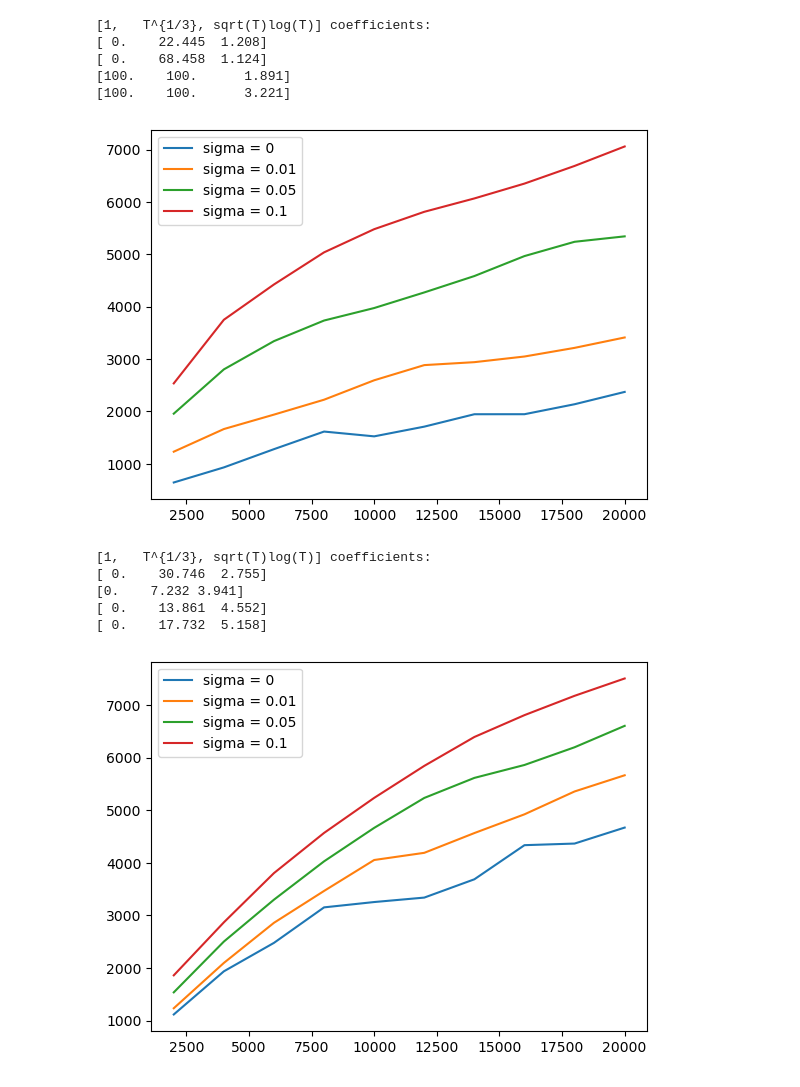
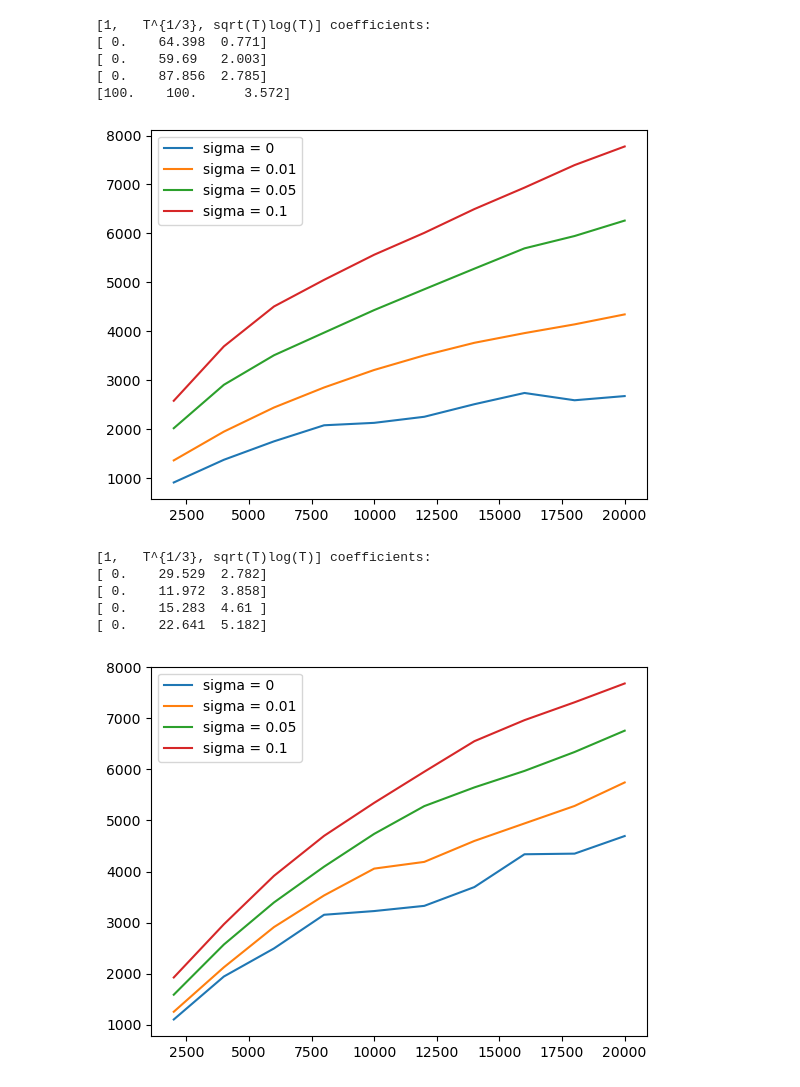
Before and after one commit to SathwikChadaga/Optimistic-DPP, a Jupyter notebook: plot_results.ipynb, the cells around one changed output. Drawn from its saved outputs; the diff is of its cells as text; code cells hidden in the pictures.

```diff
--- a/plot_results.ipynb
+++ b/plot_results.ipynb
@@ -8,7 +8,7 @@ reload(mutil);
 def plot_regrets_all_noise_levels(arrival_rate, noise_variance_list):
     print('[1,   T^{1/3}, sqrt(T)log(T)] coefficients:')
     for noise_variance in noise_variance_list:
-        current_result = np.load('./results/regret_results-lambda-' + str(arrival_rate).replace('.','_') + '-var-' + str(noise_variance).replace('.','_') + '.npy')
+        current_result = np.load('./results/regret-lambda-' + str(arrival_rate).replace('.','_') + '-var-' + str(noise_variance).replace('.','_') + '.npy')
         numerical_regret = current_result[1,:] - current_result[2,:]
         theoretical_regret, curve_coefficients = mutil.fit_regret_curve(current_result[0,:], numerical_regret)
         print(np.array2string(curve_coefficients, precision=3, suppress_small=True))
@@ -18,7 +18,7 @@ def plot_regrets_all_noise_levels(arrival_rate, noise_variance_list):
     plt.show()
 
 def plot_theoretical_regret(arrival_rate, noise_variance):
-    current_result = np.load('./results/regret_results-lambda-' + str(arrival_rate).replace('.','_') + '-var-' + str(noise_variance).replace('.','_') + '.npy')
+    current_result = np.load('./results/regret-lambda-' + str(arrival_rate).replace('.','_') + '-var-' + str(noise_variance).replace('.','_') + '.npy')
     numerical_regret = current_result[1,:] - current_result[2,:]
     theoretical_regret, curve_coefficients = mutil.fit_regret_curve(current_result[0,:], numerical_regret)
     print('Coefficients for [1, T^{1/3}, sqrt(T)log(T)] = ' + np.array2string(curve_coefficients, precision=3, suppress_small=True))
@@ -31,21 +31,21 @@ noise_variance_list = [0, 0.01, 0.05, 0.1] # [0, 0.005, 0.01, 0.05, 0.1]
 # %%
-plot_regrets_all_noise_levels(1, noise_variance_list)
+plot_regrets_all_noise_levels(2, noise_variance_list)
 # %% [output]
 [1,   T^{1/3}, sqrt(T)log(T)] coefficients:
-[ 0.    22.445  1.208]
-[ 0.    68.458  1.124]
-[100.    100.      1.891]
-[100.    100.      3.221]
+[ 0.    64.398  0.771]
+[ 0.    59.69   2.003]
+[ 0.    87.856  2.785]
+[100.    100.      3.572]
-[figure, old version]
+[figure, new version]
 # %%
 plot_regrets_all_noise_levels(4, noise_variance_list)
 # %% [output]
 [1,   T^{1/3}, sqrt(T)log(T)] coefficients:
-[ 0.    30.746  2.755]
-[0.    7.232 3.941]
-[ 0.    13.861  4.552]
-[ 0.    17.732  5.158]
+[ 0.    29.529  2.782]
+[ 0.    11.972  3.858]
+[ 0.    15.283  4.61 ]
+[ 0.    22.641  5.182]
-[figure, old version]
+[figure, new version]
 # %%
 plot_regrets_all_noise_levels(6, noise_variance_list)
 # %% [output]
```
Also changed, not shown: parts of 6 cells of this notebook, 8 other files.
